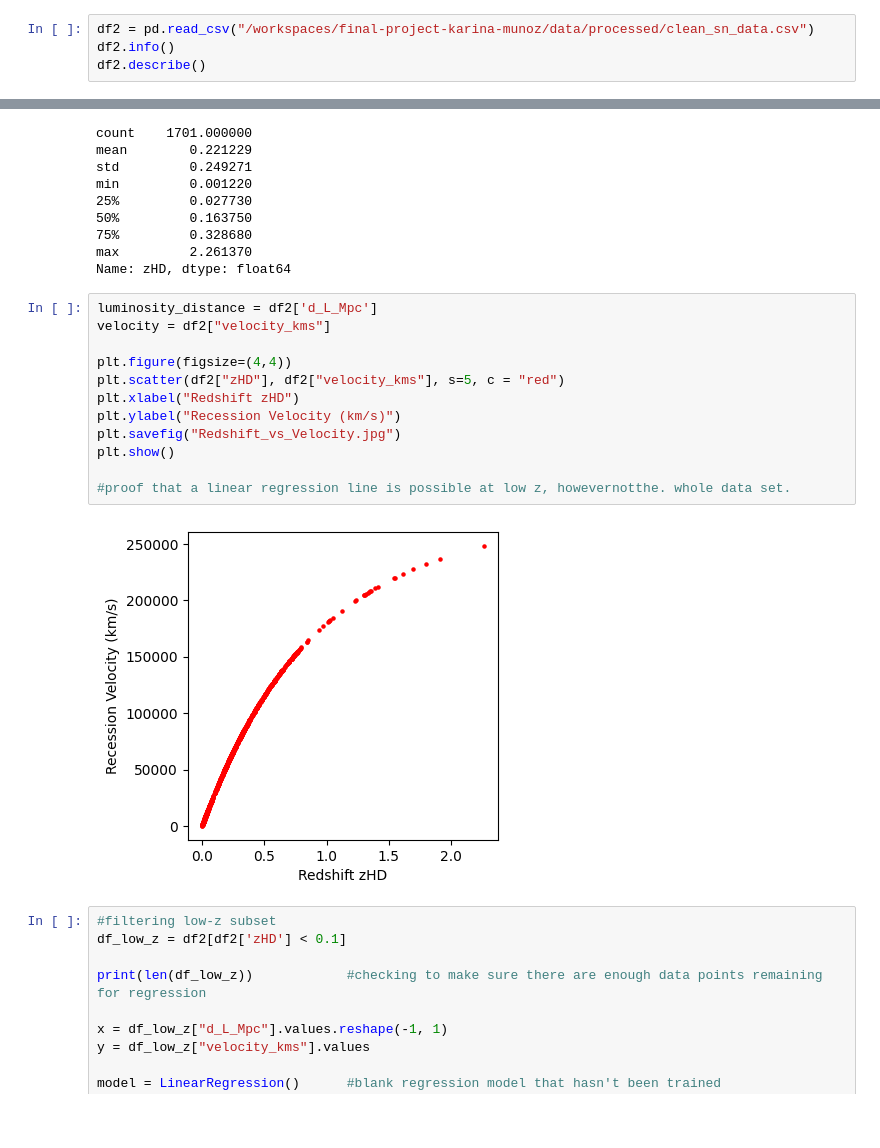
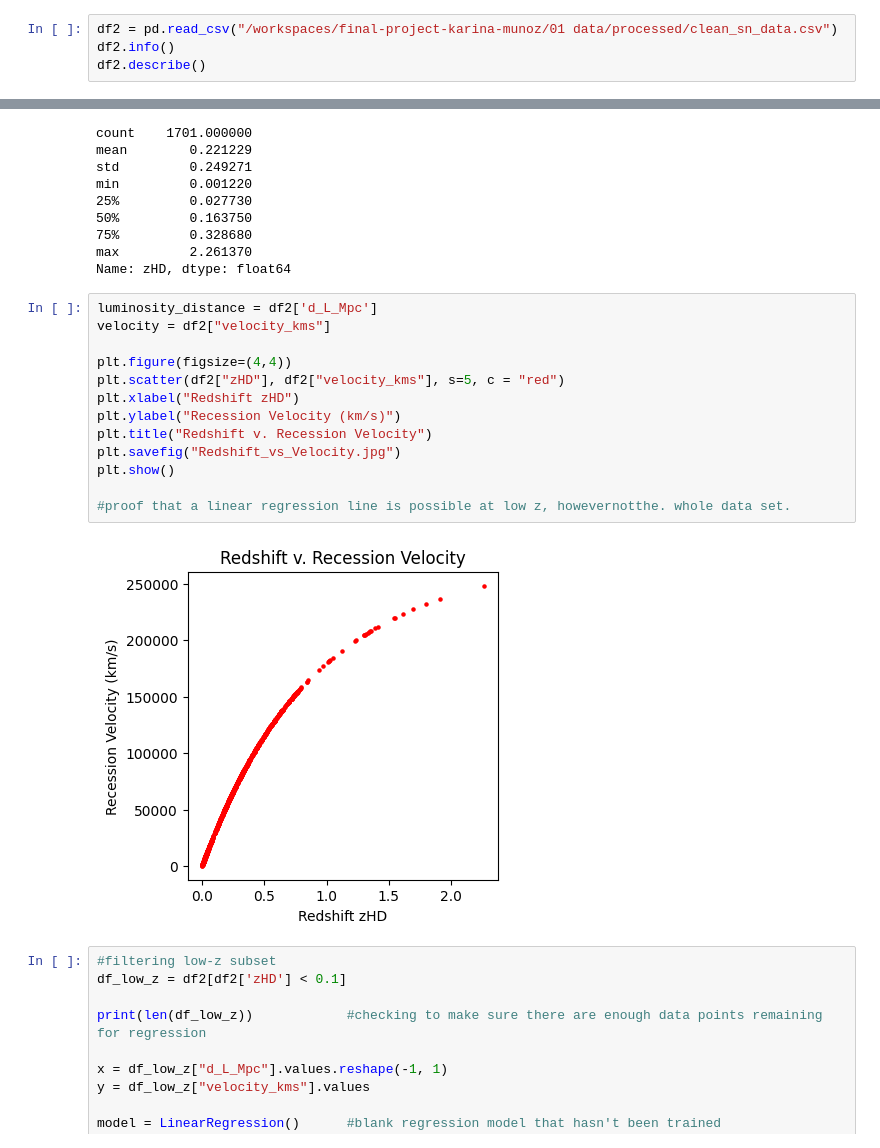
Before and after one commit to INFO523-Fall25-101-201/final-project-karina-munoz, a Jupyter notebook: 02 grids/02_eda.ipynb, the cells around one changed output, grey strips where cells are left out. Saved outputs shown, nothing was run; the diff lists cells and outputs as text; blank space fills up the shorter version.

```diff
--- a/02 grids/02_eda.ipynb
+++ b/02 grids/02_eda.ipynb
@@ -20,7 +20,7 @@ from sklearn.cluster import KMeans, DBSCAN
 from scipy.cluster.hierarchy import linkage, dendrogram
 from sklearn.mixture import GaussianMixture
 # %%
-df2 = pd.read_csv("/workspaces/final-project-karina-munoz/data/processed/clean_sn_data.csv")
+df2 = pd.read_csv("/workspaces/final-project-karina-munoz/01 data/processed/clean_sn_data.csv")
 df2.info()
 df2.describe()
 # %% [output]
@@ -66,17 +66,18 @@ Name: zHD, dtype: float64
 # %%
 luminosity_distance = df2['d_L_Mpc']
 velocity = df2["velocity_kms"]
 
 plt.figure(figsize=(4,4))
 plt.scatter(df2["zHD"], df2["velocity_kms"], s=5, c = "red")
 plt.xlabel("Redshift zHD")
 plt.ylabel("Recession Velocity (km/s)")
+plt.title("Redshift v. Recession Velocity")
 plt.savefig("Redshift_vs_Velocity.jpg")
 plt.show()
 
 #proof that a linear regression line is possible at low z, howevernotthe. whole data set.
 # %% [output]
-[figure, old version]
+[figure, new version]
 # %%
 #filtering low-z subset
 df_low_z = df2[df2['zHD'] < 0.1]
```
Also changed, not shown: 15 other files.
